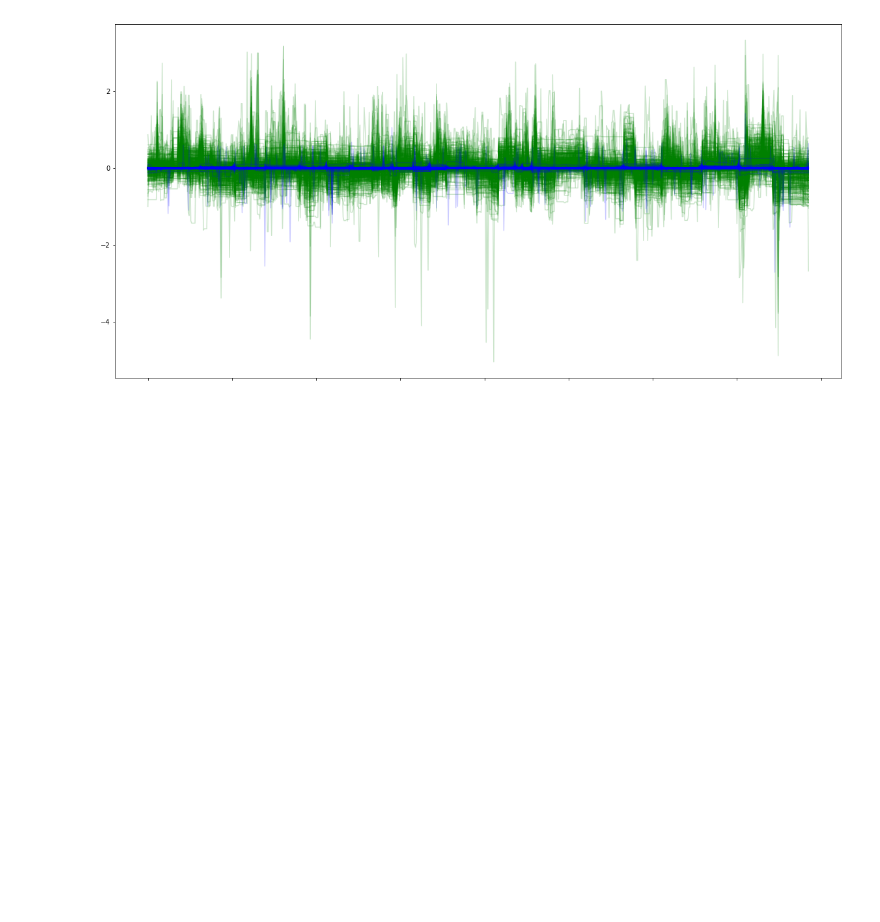
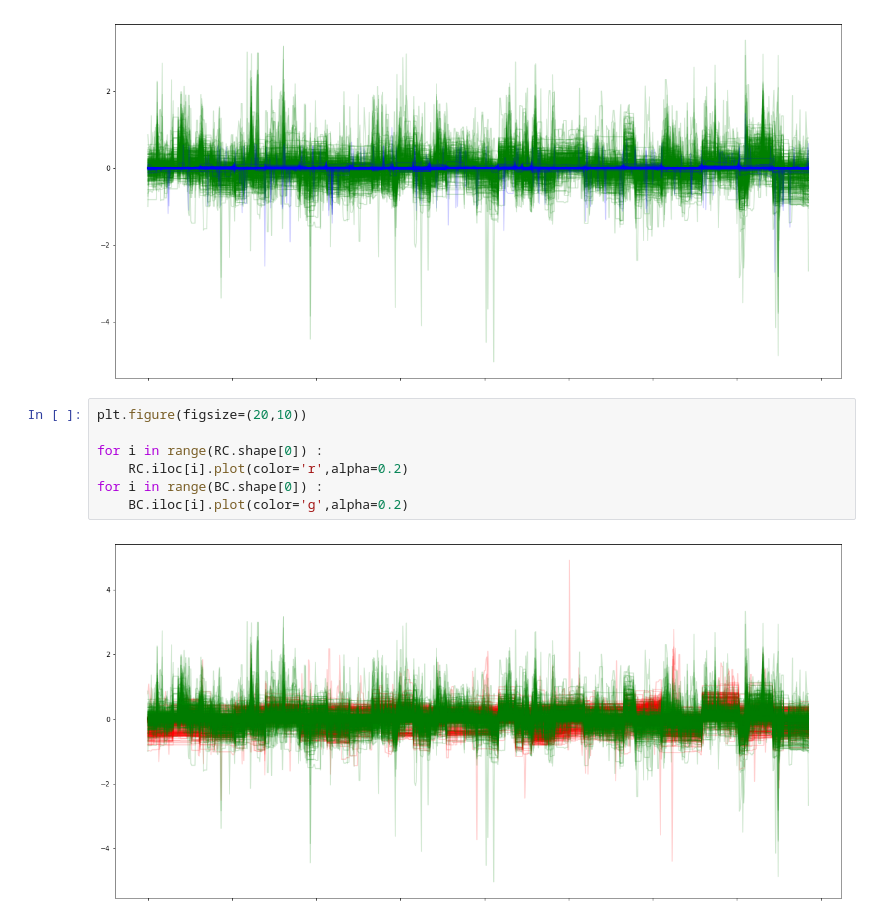
Before and after one commit to sohyuniii/---projects, a Jupyter notebook: Cancer types/0. EDA.ipynb, the cells around one changed output. Cells and saved outputs as stored; diff of their text form; blank space fills up the shorter version.

```diff
--- a/Cancer types/0. EDA.ipynb
+++ b/Cancer types/0. EDA.ipynb
@@ -101,3 +105,12 @@ for i in range(Normal.shape[0]) :
     Normal.iloc[i].plot(color='b',alpha=0.2)
 # %% [output]
 [figure]
+# %%
+plt.figure(figsize=(20,10))
+
+for i in range(RC.shape[0]) :
+    RC.iloc[i].plot(color='r',alpha=0.2)
+for i in range(BC.shape[0]) :
+    BC.iloc[i].plot(color='g',alpha=0.2)
+# %% [output]
+[figure, added]
```
Also changed, not shown: parts of 1 cell of this notebook.
